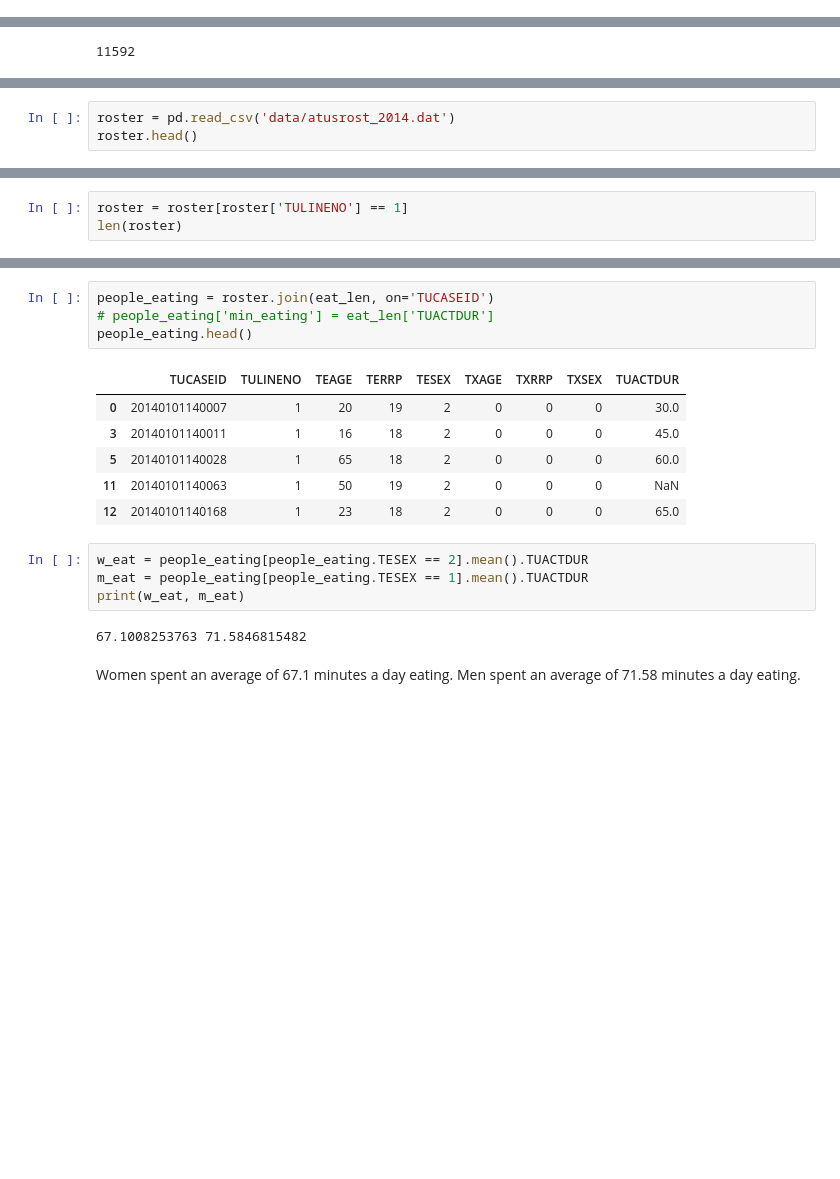
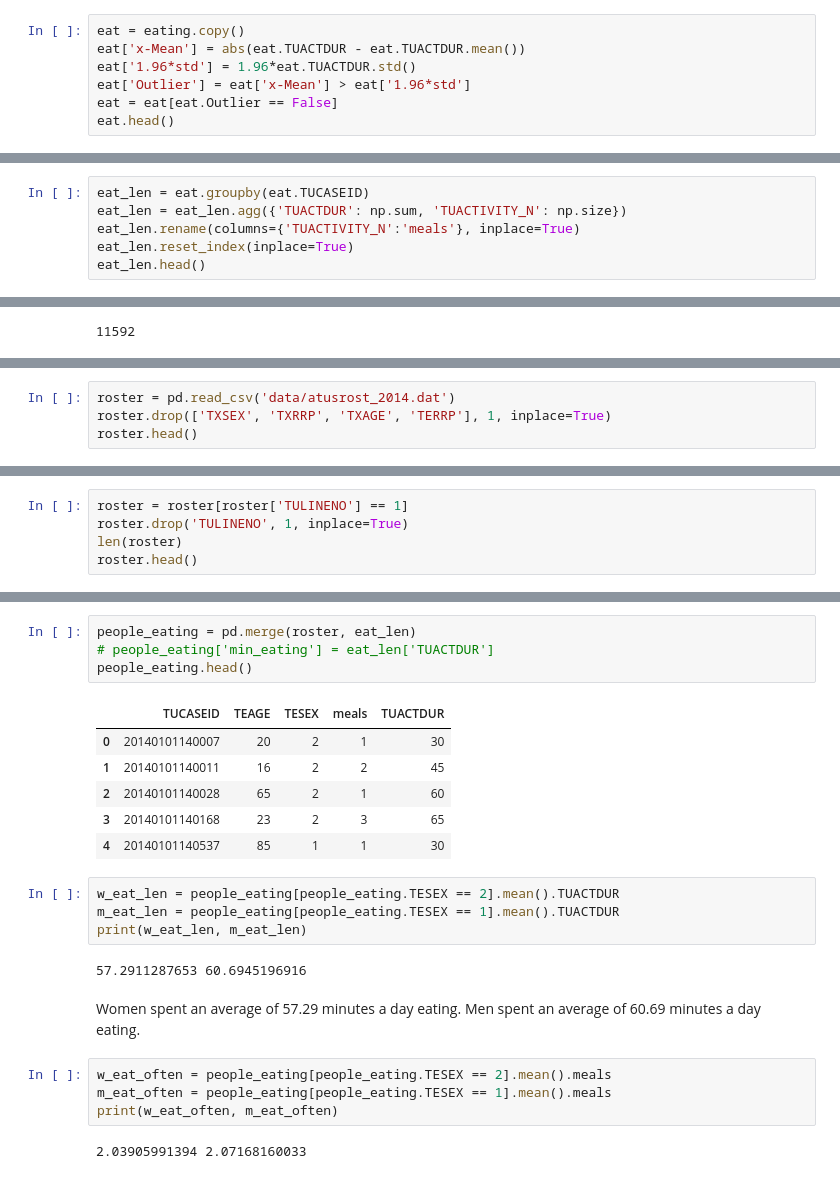
Before and after one commit to katjackson/atus-analysis, a Jupyter notebook: scratchpad.ipynb, the cells around one changed output, grey strips where cells are left out. Drawn from its saved outputs; the diff is of its cells as text; blank space fills up the shorter version.

```diff
--- a/scratchpad.ipynb
+++ b/scratchpad.ipynb
@@ -63,0 +74,7 @@ eat_len.head()
+# %%
+eat = eating.copy()
+eat['x-Mean'] = abs(eat.TUACTDUR - eat.TUACTDUR.mean())
+eat['1.96*std'] = 1.96*eat.TUACTDUR.std()
+eat['Outlier'] = eat['x-Mean'] > eat['1.96*std']
+eat = eat[eat.Outlier == False]
+eat.head()
@@ -63,0 +88,6 @@ eat_len.head()
+# %%
+eat_len = eat.groupby(eat.TUCASEID)
+eat_len = eat_len.agg({'TUACTDUR': np.sum, 'TUACTIVITY_N': np.size})
+eat_len.rename(columns={'TUACTIVITY_N':'meals'}, inplace=True)
+eat_len.reset_index(inplace=True)
+eat_len.head()
@@ -87,4 +134,5 @@ len(respondent)
 # %%
 roster = pd.read_csv('data/atusrost_2014.dat')
+roster.drop(['TXSEX', 'TXRRP', 'TXAGE', 'TERRP'], 1, inplace=True)
 roster.head()
 # %% [output]
@@ -97,4 +145,6 @@ roster.head()
 # %%
 roster = roster[roster['TULINENO'] == 1]
+roster.drop('TULINENO', 1, inplace=True)
 len(roster)
+roster.head()
 # %% [output]
@@ -102,19 +166,25 @@ len(roster)
 # %%
-people_eating = roster.join(eat_len, on='TUCASEID')
+people_eating = pd.merge(roster, eat_len)
 # people_eating['min_eating'] = eat_len['TUACTDUR']
 people_eating.head()
 # %% [output]
-|  | TUCASEID | TULINENO | TEAGE | TERRP | TESEX | TXAGE | TXRRP | TXSEX | TUACTDUR |
-| 0 | 20140101140007 | 1 | 20 | 19 | 2 | 0 | 0 | 0 | 30.0 |
-| 3 | 20140101140011 | 1 | 16 | 18 | 2 | 0 | 0 | 0 | 45.0 |
-| 5 | 20140101140028 | 1 | 65 | 18 | 2 | 0 | 0 | 0 | 60.0 |
-| 11 | 20140101140063 | 1 | 50 | 19 | 2 | 0 | 0 | 0 | NaN |
-| 12 | 20140101140168 | 1 | 23 | 18 | 2 | 0 | 0 | 0 | 65.0 |
+|  | TUCASEID | TEAGE | TESEX | meals | TUACTDUR |
+| 0 | 20140101140007 | 20 | 2 | 1 | 30 |
+| 1 | 20140101140011 | 16 | 2 | 2 | 45 |
+| 2 | 20140101140028 | 65 | 2 | 1 | 60 |
+| 3 | 20140101140168 | 23 | 2 | 3 | 65 |
+| 4 | 20140101140537 | 85 | 1 | 1 | 30 |
 # %%
-w_eat = people_eating[people_eating.TESEX == 2].mean().TUACTDUR
-m_eat = people_eating[people_eating.TESEX == 1].mean().TUACTDUR
-print(w_eat, m_eat)
+w_eat_len = people_eating[people_eating.TESEX == 2].mean().TUACTDUR
+m_eat_len = people_eating[people_eating.TESEX == 1].mean().TUACTDUR
+print(w_eat_len, m_eat_len)
 # %% [output]
-67.1008253763 71.5846815482
+57.2911287653 60.6945196916
 # %% [markdown]
-Women spent an average of 67.1 minutes a day eating. Men spent an average of 71.58 minutes a day eating.
+Women spent an average of 57.29 minutes a day eating. Men spent an average of 60.69 minutes a day eating.
+# %%
+w_eat_often = people_eating[people_eating.TESEX == 2].mean().meals
+m_eat_often = people_eating[people_eating.TESEX == 1].mean().meals
+print(w_eat_often, m_eat_often)
+# %% [output]
+2.03905991394 2.07168160033
```
Also changed, not shown: parts of 49 cells of this notebook, 1 other file.
